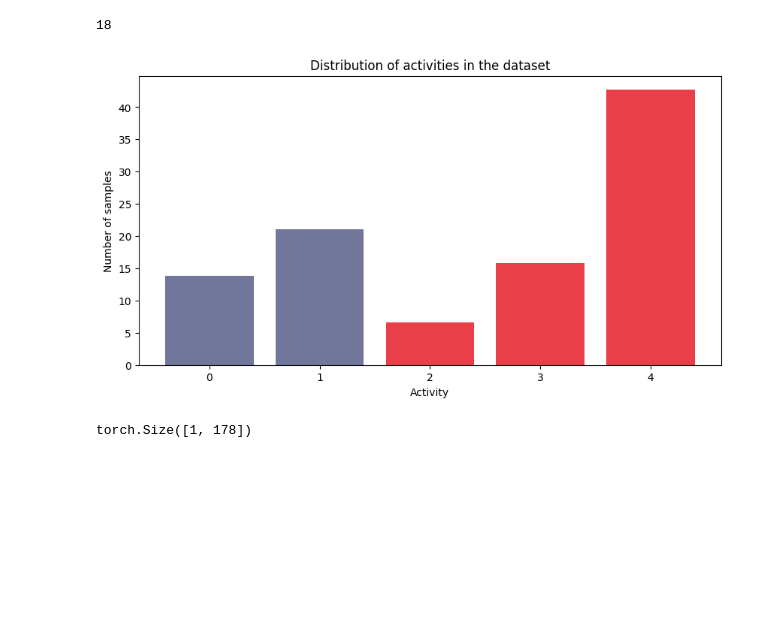
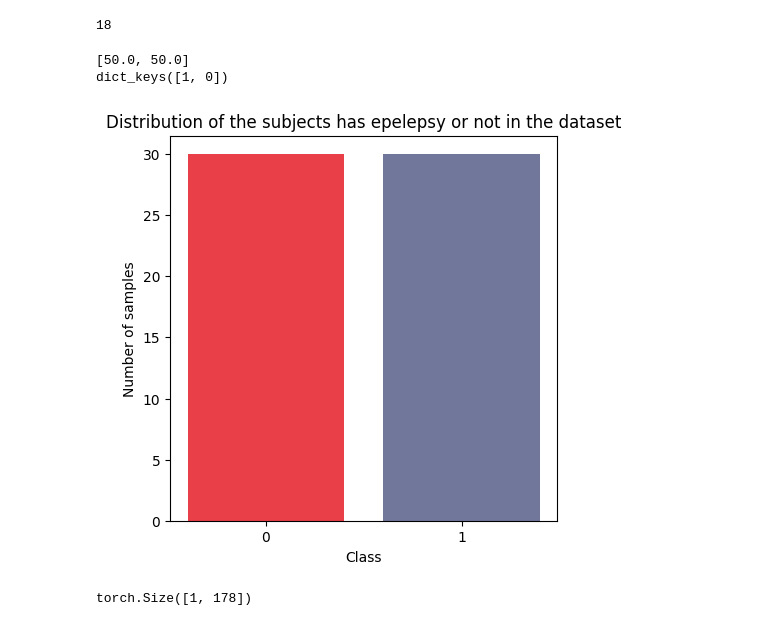
Before and after one commit to s214606/self-supervised-learning-for-time-series, a Jupyter notebook: dataInspection.ipynb, the cells around one changed output. Drawn from its saved outputs; the diff is of its cells as text; code cells hidden in the pictures; blank space fills up the shorter version.

```diff
--- a/dataInspection.ipynb
+++ b/dataInspection.ipynb
@@ -2,0 +3,16 @@ Inspektion af wisdm-dataset
+# %%
+from DataLoader import TimeSeriesDataset
+from configs.Epilepsy_configs import Config
+config = Config()
+import torch
+with open('datasets/Epilepsy/train.pt', 'rb') as f:
+    dataset = torch.load(f)
+datasetEPTrain = TimeSeriesDataset(dataset,config=config)
+
+with open('datasets/Epilepsy/test.pt', 'rb') as f:
+    dataset = torch.load(f)
+datasetEPTest = TimeSeriesDataset(dataset,config=config)
+
+with open('datasets/Epilepsy/val.pt', 'rb') as f:
+    dataset = torch.load(f)
+datasetEPVal = TimeSeriesDataset(dataset,config=config)
@@ -2,0 +130,16 @@ Inspektion af wisdm-dataset
+# %%
+from DataLoader import TimeSeriesDataset
+from configs.SleepEEG_configs import Config
+config = Config()
+import torch
+with open('datasets/SleepEEG/train.pt', 'rb') as f:
+    dataset = torch.load(f)
+datasetSLTrain = TimeSeriesDataset(dataset,config=config)
+
+with open('datasets/SleepEEG/test.pt', 'rb') as f:
+    dataset = torch.load(f)
+datasetSLTest = TimeSeriesDataset(dataset,config=config)
+
+with open('datasets/SleepEEG/val.pt', 'rb') as f:
+    dataset = torch.load(f)
+datasetSLVal = TimeSeriesDataset(dataset,config=config)
@@ -5,7 +274,8 @@ from DataLoader import TimeSeriesDataset
 from configs.SleepEEG_configs import Config
 config = Config()
 import torch
-with open('datasets/SleepEEG/train.pt', 'rb') as f:
+with open('datasets/SleepEEG/test.pt', 'rb') as f:
     dataset = torch.load(f)
 
+#dataset[0][0].shape
 datasetTime = TimeSeriesDataset(dataset,config=config)
@@ -27,27 +299,38 @@ import numpy as np
+# %%
+from collections import Counter
+
+bins = Counter(labels)
+procent = [100*v/sum(bins.values()) for v in bins.values()]
+key = bins.keys()
+print(procent)
+print(key)
+# %% [output]
+[50.0, 50.0]
+dict_keys([1, 0])
 # %%
 #Plot labels in a distribution plot, where labels are the classes and not continuous values
 import matplotlib.pyplot as plt
 from collections import Counter
 
 bins = Counter(labels)
 color1 = '#E83F48'
 color2 = '#030F4F90'
 #plot bins and include x labels for every bin
 #activity_labels = ["Walking","Jogging","Stairs","Sitting","Standing","Typing","Brushing teeth","Eating soup","Eating chpis","Eating pasta","Drinking from cup","Eating sandwich","Kicking ball","Playing catch","Dribbing","Writing","Clapping","Folding clothes"]
-fig = plt.figure(figsize=(10,5))
-plt.bar(bins.keys(), sorted([100*v/sum(bins.values()) for v in bins.values()]),color=[color1,color2,color1,color2,color1])
-plt.xticks(list(bins.keys()))
+fig = plt.figure(figsize=(5,5))
+plt.bar(bins.keys(), bins.values(),color=[color2,color1])
+plt.xticks(list(sorted(bins.keys())))
 #set a title on the plot
-plt.title("Distribution of activities in the dataset")
+plt.title("Distribution of the subjects has epelepsy or not in the dataset")
 #turn the labels 90 degrees
 #plt.xticks(rotation=60)
 #set axis labels
-plt.xlabel("Activity")
+plt.xlabel("Class")
 plt.ylabel("Number of samples")
 
 plt.show()
 # %% [output]
-[figure, old version]
+[figure, new version]
 # %%
 datasetTime.X[0].shape
 # %% [output]
```
Also changed, not shown: parts of 18 cells of this notebook, 1 other file.
